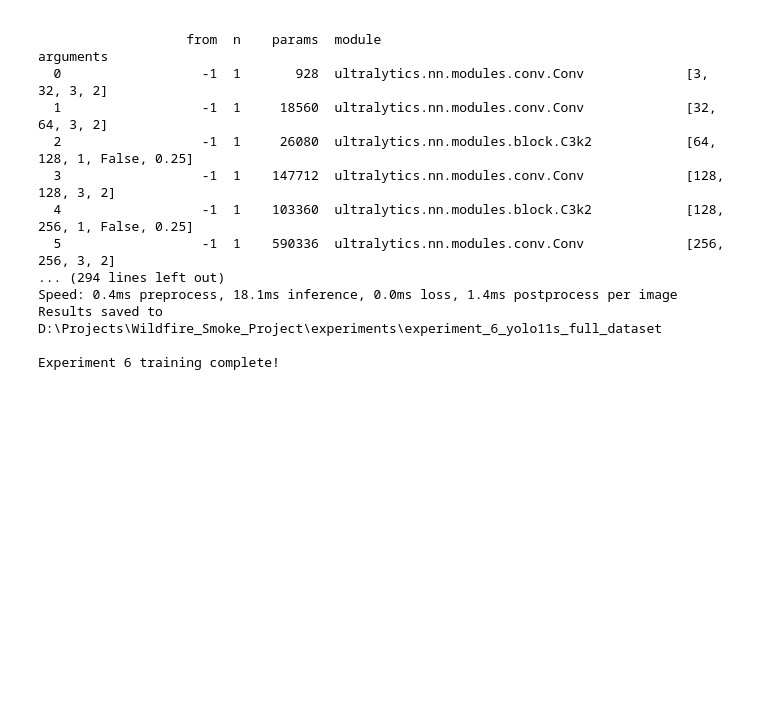
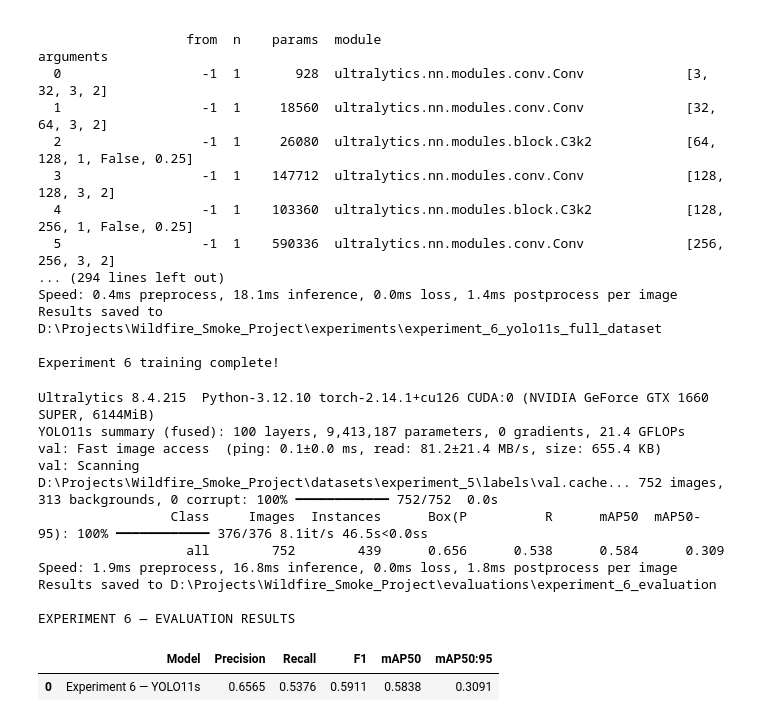
Before and after one commit to LandisAustin/Wildfire_Smoke_Detection, a Jupyter notebook: notebooks/CS458_Experiment_5_6.ipynb, the cells around one changed output. Saved outputs shown, nothing was run; the diff lists cells and outputs as text; code cells hidden in the pictures; blank space fills up the shorter version.

```diff
--- a/notebooks/CS458_Experiment_5_6.ipynb
+++ b/notebooks/CS458_Experiment_5_6.ipynb
@@ -272,3 +272,61 @@ Speed: 0.4ms preprocess, 18.1ms inference, 0.0ms loss, 1.4ms postprocess per ima
 Results saved to D:\Projects\Wildfire_Smoke_Project\experiments\experiment_6_yolo11s_full_dataset
 
 Experiment 6 training complete!
+# %%
+# ============================================================
+# SECTION 6 — EXPERIMENT 6 EVALUATION
+# ============================================================
+
+# Load the best checkpoint saved during training
+checkpoint = (
+    EXPERIMENTS_DIR /
+    "experiment_6_yolo11s_full_dataset" /
+    "weights" / "best.pt"
+)
+
+assert checkpoint.exists(), f"Checkpoint not found: {checkpoint}"
+
+model_exp6 = YOLO(str(checkpoint))
+
+# Evaluate using Experiment 6's validation dataset
+# (Same 752 images used in Experiment 5)
+metrics_exp6 = model_exp6.val(
+    data=str(DATA_YAML),
+    split="val",
+    imgsz=960,
+    batch=2,
+    device=0,
+    plots=True,
+    project=str(EVALUATION_DIR),
+    name="experiment_6_evaluation",
+    exist_ok=True,
+)
+
+# Extract evaluation metrics
+p = metrics_exp6.box.mp
+r = metrics_exp6.box.mr
+
+results_exp6 = pd.DataFrame([{
+    "Model": "Experiment 6 — YOLO11s",
+    "Precision": p,
+    "Recall": r,
+    "F1": 2 * p * r / (p + r) if p + r else 0,
+    "mAP50": metrics_exp6.box.map50,
+    "mAP50:95": metrics_exp6.box.map,
+}])
+
+print("\nEXPERIMENT 6 — EVALUATION RESULTS")
+display(results_exp6.round(4))
+# %% [output]
+Ultralytics 8.4.215  Python-3.12.10 torch-2.14.1+cu126 CUDA:0 (NVIDIA GeForce GTX 1660 SUPER, 6144MiB)
+YOLO11s summary (fused): 100 layers, 9,413,187 parameters, 0 gradients, 21.4 GFLOPs
+val: Fast image access  (ping: 0.1±0.0 ms, read: 81.2±21.4 MB/s, size: 655.4 KB)
+val: Scanning D:\Projects\Wildfire_Smoke_Project\datasets\experiment_5\labels\val.cache... 752 images, 313 backgrounds, 0 corrupt: 100% ━━━━━━━━━━━━ 752/752  0.0s
+                 Class     Images  Instances      Box(P          R      mAP50  mAP50-95): 100% ━━━━━━━━━━━━ 376/376 8.1it/s 46.5s<0.0ss
+                   all        752        439      0.656      0.538      0.584      0.309
+Speed: 1.9ms preprocess, 16.8ms inference, 0.0ms loss, 1.8ms postprocess per image
+Results saved to D:\Projects\Wildfire_Smoke_Project\evaluations\experiment_6_evaluation
+
+EXPERIMENT 6 — EVALUATION RESULTS
+|  | Model | Precision | Recall | F1 | mAP50 | mAP50:95 |
+| 0 | Experiment 6 — YOLO11s | 0.6565 | 0.5376 | 0.5911 | 0.5838 | 0.3091 |
```
Also changed, not shown: parts of 4 cells of this notebook, 1 other file.
